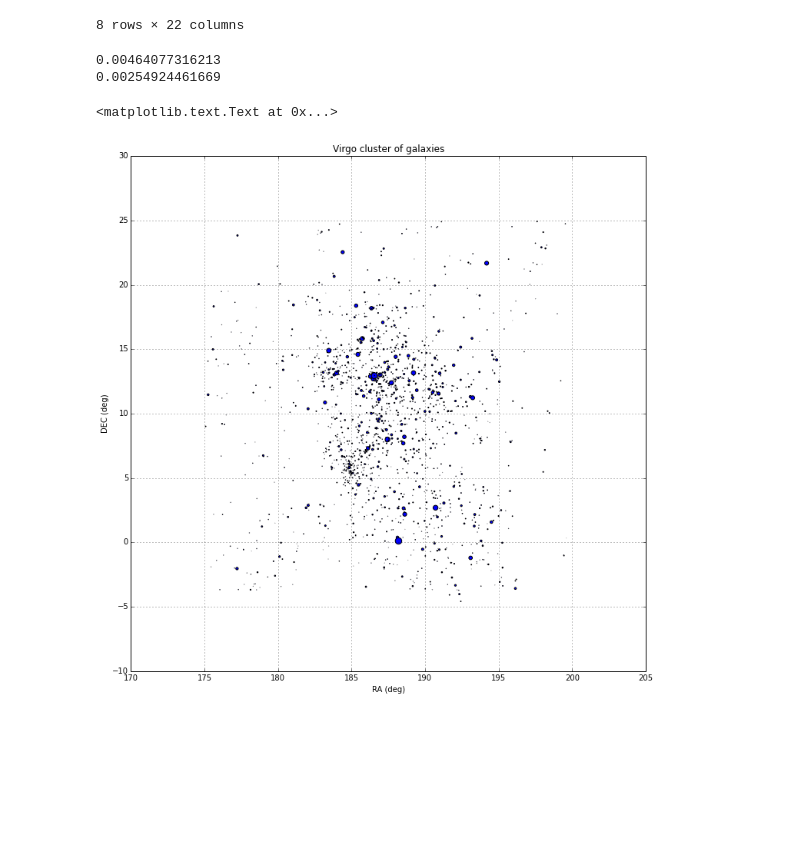
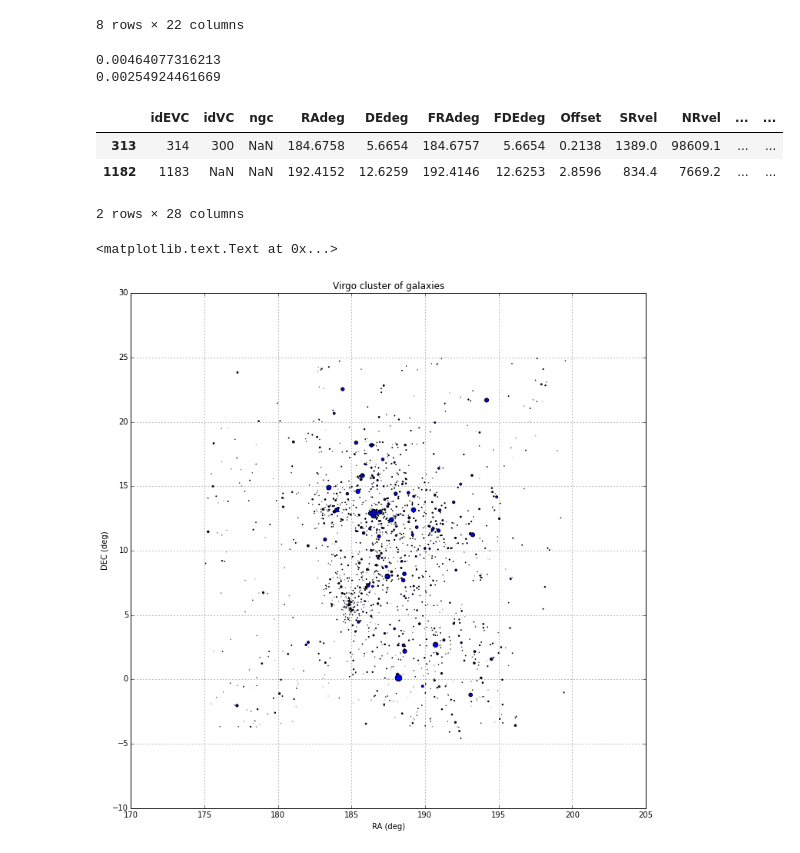
Before and after one commit to ondrejiayc/PH366_final_project, a Jupyter notebook: virgo_deprojection.ipynb, the cells around one changed output. Drawn from its saved outputs; the diff is of its cells as text; code cells hidden in the pictures; blank space fills up the shorter version.

```diff
--- a/virgo_deprojection.ipynb
+++ b/virgo_deprojection.ipynb
@@ -44,3 +42,10 @@ print data['SRvel'].std()/3e5
+# %%
+data.loc[data['NRvel']>5000]
+# %% [output]
+|  | idEVC | idVC | ngc | RAdeg | DEdeg | FRAdeg | FDEdeg | Offset | SRvel | NRvel | ... | ... |
+| 313 | 314 | 300 | NaN | 184.6758 | 5.6654 | 184.6757 | 5.6654 | 0.2138 | 1389.0 | 98609.1 | ... | ... |
+| 1182 | 1183 | NaN | NaN | 192.4152 | 12.6259 | 192.4146 | 12.6253 | 2.8596 | 834.4 | 7669.2 | ... | ... |
+2 rows × 28 columns
 # %%
 #plt.polar(True)
 plt.scatter(data['RAdeg'],data['DEdeg'],s=np.pi*(data['rad']/100.)**2)
```
Also changed, not shown: parts of 7 cells of this notebook.
